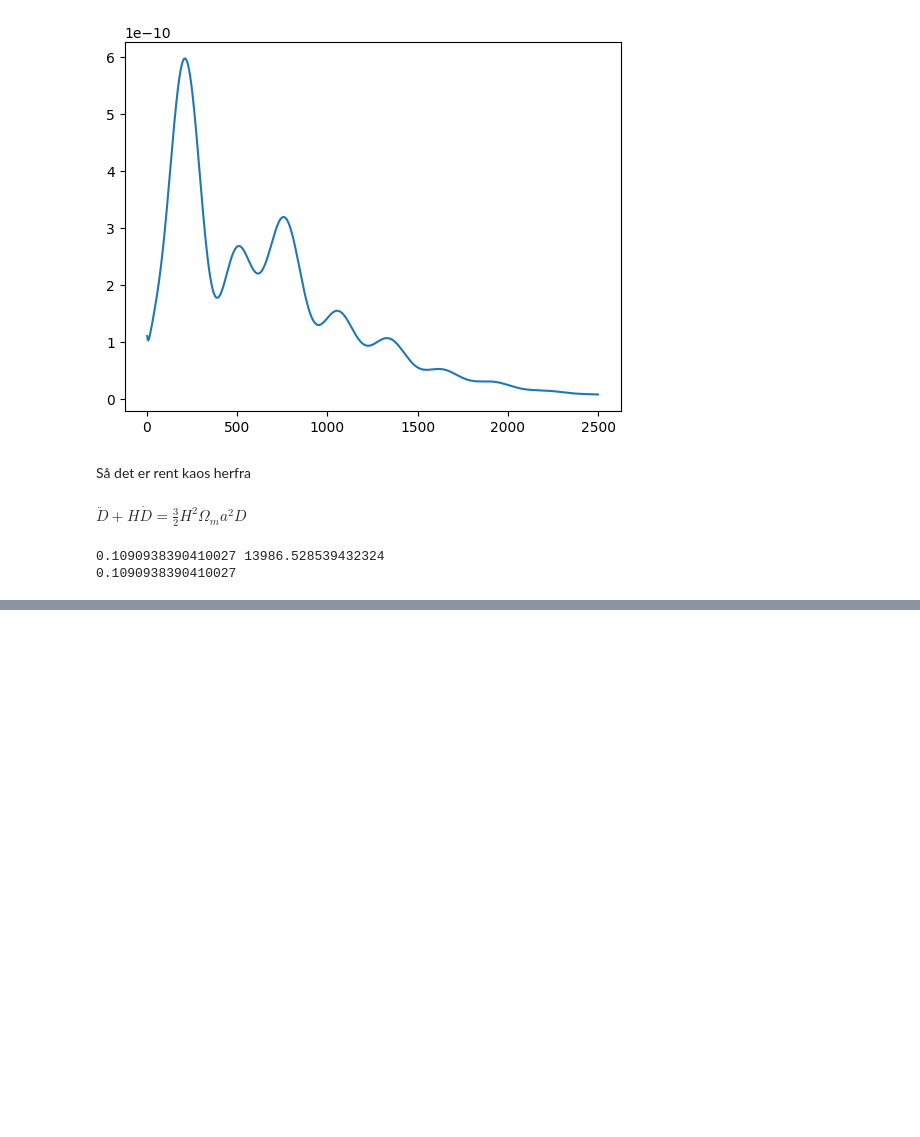
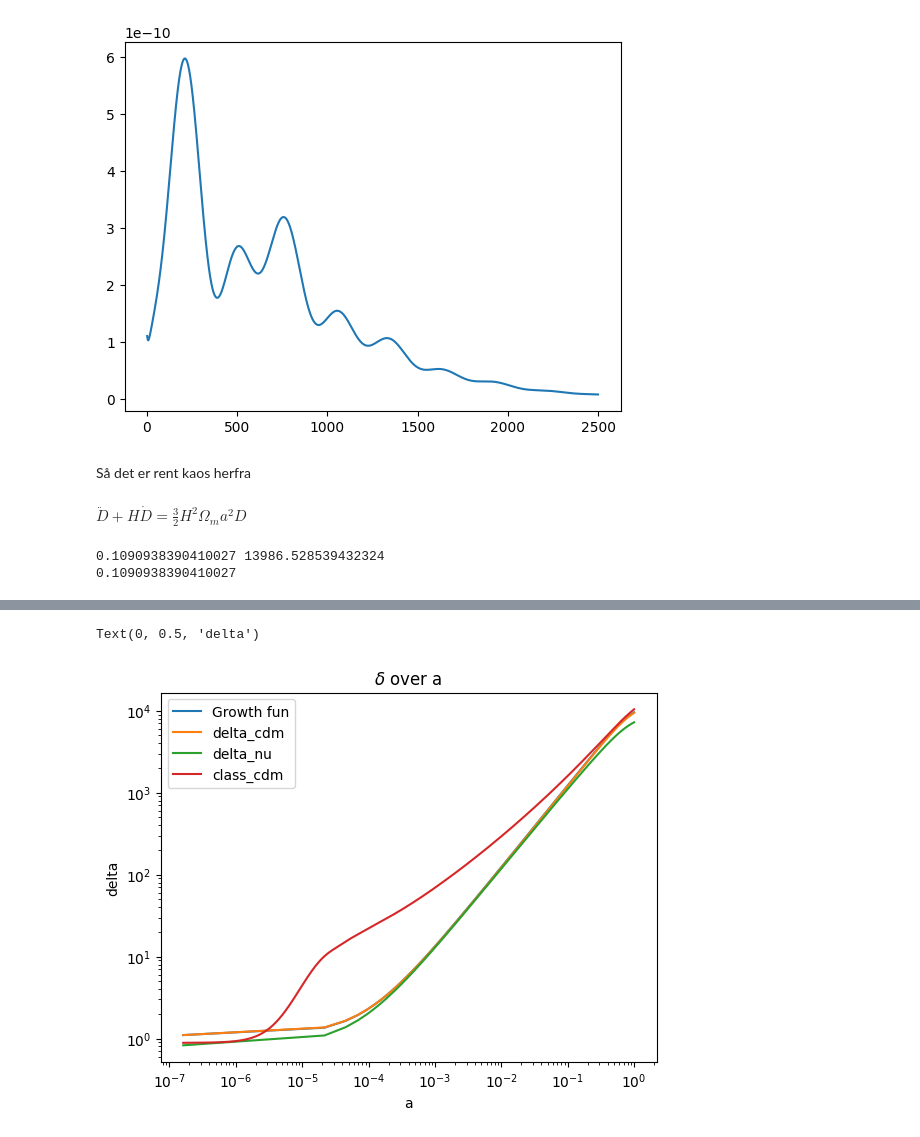
Before and after one commit to eriksteenberg/Grim-kode, a Jupyter notebook: Class shenanigens.ipynb, the cells around one changed output, grey strips where cells are left out. Drawn from its saved outputs; the diff is of its cells as text; code cells hidden in the pictures; blank space fills up the shorter version.

```diff
--- a/Class shenanigens.ipynb
+++ b/Class shenanigens.ipynb
@@ -184 +184,19 @@ plt.legend()
+# %%
+#print(a)
+#print(D_dt)
+#print(D)
+#theta = - D_dt / D  * delta_cb_0
+plt.loglog(a,-1*D, label="Growth fun")
+plt.loglog(a,-delta_cb,label="delta_cdm")
+plt.loglog(a,-delta_nu,label="delta_nu")
+plt.loglog(pts0['a'],-pts0['delta_' + "cdm"],label="class_cdm")
+#plt.plot(tau,-1.1*D, label="Growth fun")
+#print(a)
+plt.title(r"$\delta$ over a")
+plt.legend()
+plt.xlabel("a")
+plt.ylabel("delta")
+# %% [output]
+Text(0, 0.5, 'delta')
+[figure, added]
 # %%
```
Also changed, not shown: parts of 18 cells of this notebook.
